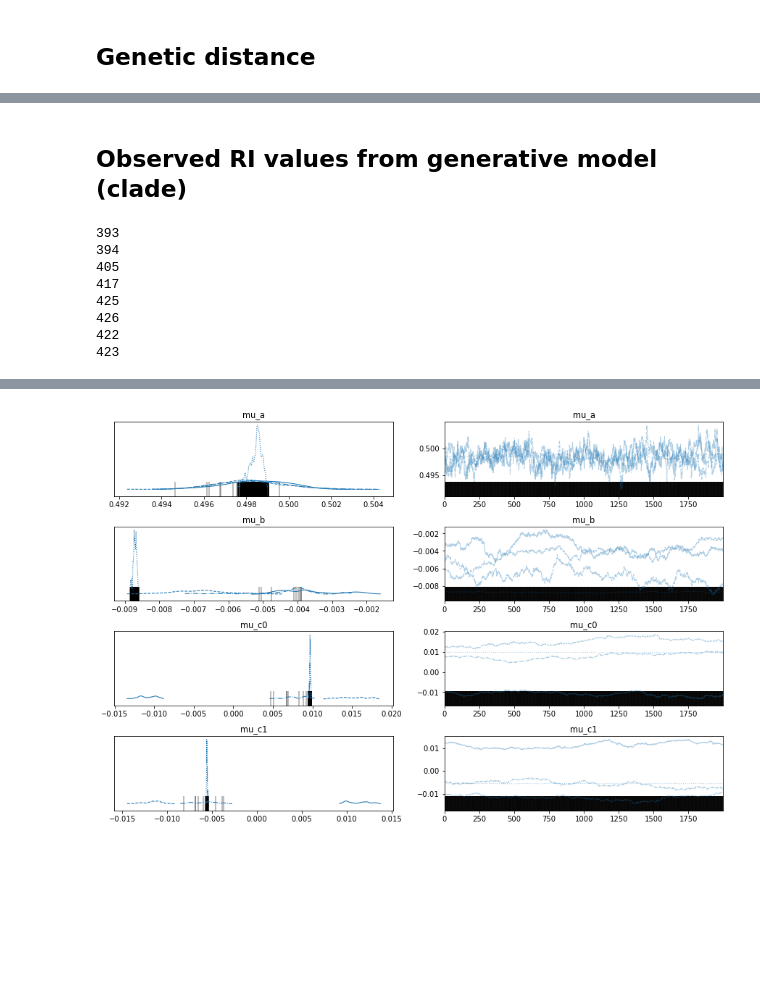
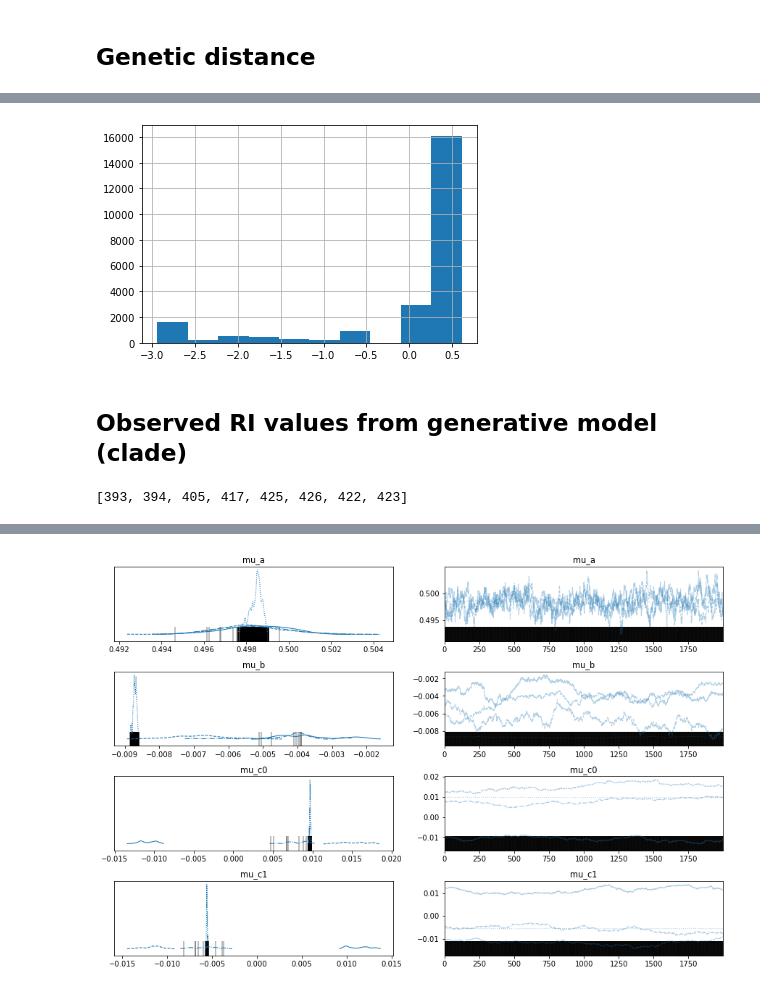
Before and after one commit to eaton-lab/oaks-thesis, a Jupyter notebook: notebooks/pymc3-model.ipynb, the cells around one changed output, grey strips where cells are left out. Saved outputs shown, nothing was run; the diff lists cells and outputs as text; code cells hidden in the pictures; blank space fills up the shorter version.

```diff
--- a/notebooks/pymc3-model.ipynb
+++ b/notebooks/pymc3-model.ipynb
@@ -257,2 +277,8 @@ df['GD'] = standardize(df['GD'])
+# %%
+df['GD'] = standardize(df['GD'])
+df['GD'] = df['GD'].astype(theano.config.floatX)
+df['GD'].hist();
+# %% [output]
+[figure, added]
 # %% [markdown]
 ## Observed RI values from generative model (clade)
@@ -264,19 +303,15 @@ err = 0.0015
 # %%
 # Get crown nodes for eight clades.
-print(gtree.get_mrca_idx_from_tip_labels(wildcard = "Quercus|Quercus"))
-print(gtree.get_mrca_idx_from_tip_labels(wildcard = "Quercus|Virentes"))
-print(gtree.get_mrca_idx_from_tip_labels(wildcard = "Quercus|Ponticae"))
-print(gtree.get_mrca_idx_from_tip_labels(wildcard = "Quercus|Protobalanus"))
-print(gtree.get_mrca_idx_from_tip_labels(wildcard = "Quercus|Lobatae"))
-print(gtree.get_mrca_idx_from_tip_labels(wildcard = "Cerris|Cyclobalanopsis"))
-print(gtree.get_mrca_idx_from_tip_labels(wildcard = "Cerris|Ilex"))
-print(gtree.get_mrca_idx_from_tip_labels(wildcard = "Cerris|Cerris"))
+crowns = [
+    gtree.get_mrca_idx_from_tip_labels(wildcard = "Quercus|Quercus"),
+    gtree.get_mrca_idx_from_tip_labels(wildcard = "Quercus|Virentes"),
+    gtree.get_mrca_idx_from_tip_labels(wildcard = "Quercus|Ponticae"),
+    gtree.get_mrca_idx_from_tip_labels(wildcard = "Quercus|Protobalanus"),
+    gtree.get_mrca_idx_from_tip_labels(wildcard = "Quercus|Lobatae"),
+    gtree.get_mrca_idx_from_tip_labels(wildcard = "Cerris|Cyclobalanopsis"),
+    gtree.get_mrca_idx_from_tip_labels(wildcard = "Cerris|Ilex"),
+    gtree.get_mrca_idx_from_tip_labels(wildcard = "Cerris|Cerris")
+]
+crowns
 # %% [output]
-393
-394
-405
-417
-425
-426
-422
-423
+[393, 394, 405, 417, 425, 426, 422, 423]
```
Also changed, not shown: parts of 58 cells of this notebook.
